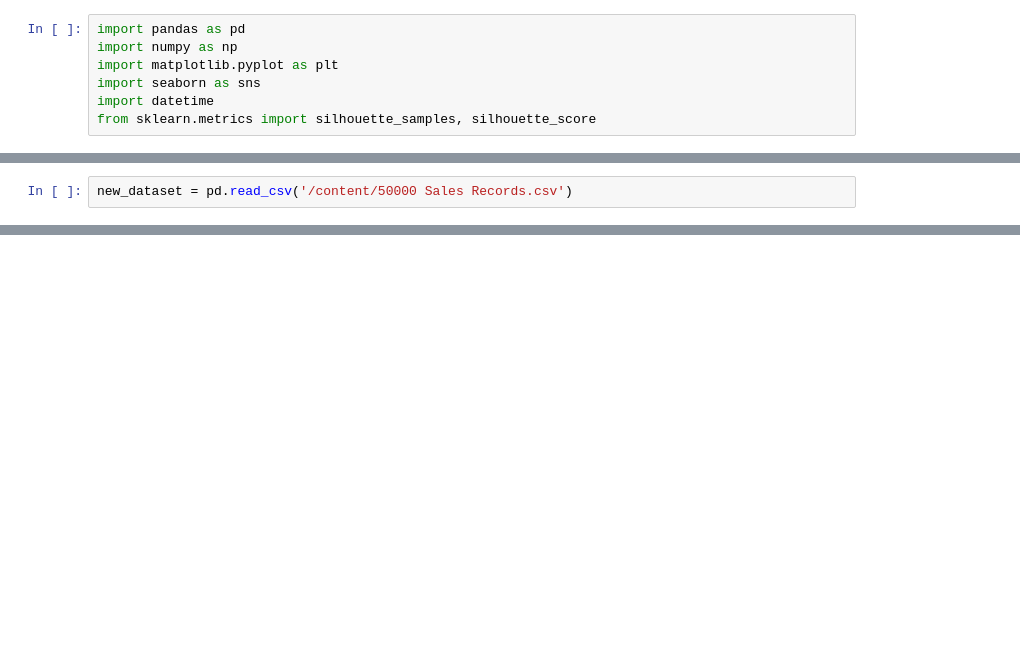
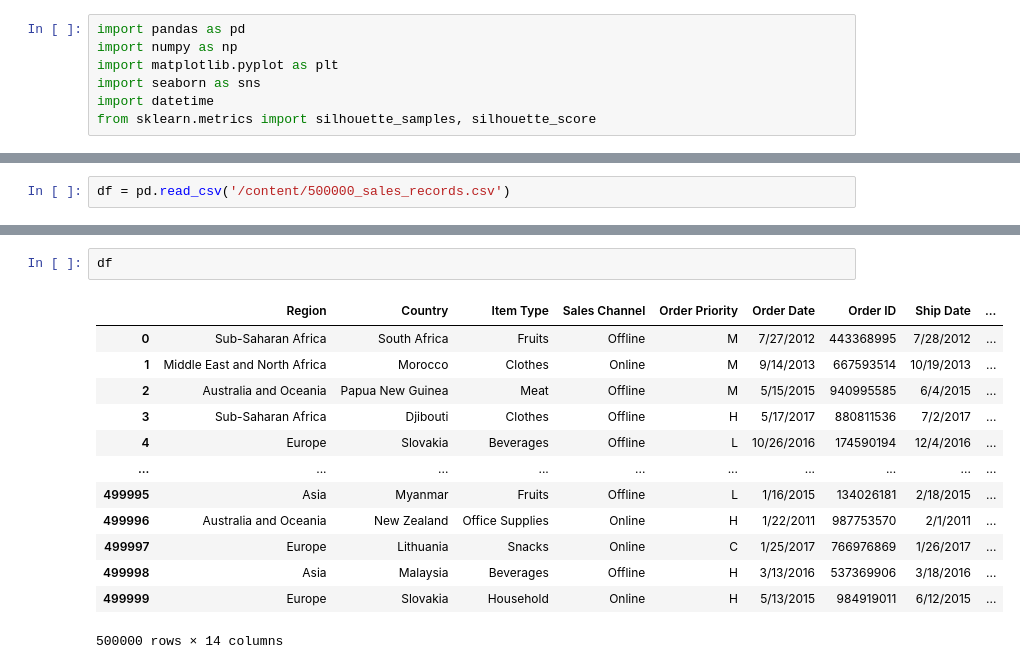
Before and after one commit to rajdeepmondal1/customer-segmentation, a Jupyter notebook: Customer_Segmentation_Arpan_+_Rajdeep.ipynb, the cells around one changed output, grey strips where cells are left out. Drawn from its saved outputs; the diff is of its cells as text; blank space fills up the shorter version.

Commit message:
initial progress with EDA and some column name changes

```diff
--- a/Customer_Segmentation_Arpan_+_Rajdeep.ipynb
+++ b/Customer_Segmentation_Arpan_+_Rajdeep.ipynb
@@ -21,2 +23,2 @@ Saving to: ‘50000 Sales Records.csv.1’
 # %%
-new_dataset = pd.read_csv('/content/50000 Sales Records.csv')
+df = pd.read_csv('/content/500000_sales_records.csv')
@@ -50,0 +25,16 @@ Saving to: ‘50000 Sales Records.csv’
+# %%
+df
+# %% [output]
+|  | Region | Country | Item Type | Sales Channel | Order Priority | Order Date | Order ID | Ship Date | ... |
+| 0 | Sub-Saharan Africa | South Africa | Fruits | Offline | M | 7/27/2012 | 443368995 | 7/28/2012 | ... |
+| 1 | Middle East and North Africa | Morocco | Clothes | Online | M | 9/14/2013 | 667593514 | 10/19/2013 | ... |
+| 2 | Australia and Oceania | Papua New Guinea | Meat | Offline | M | 5/15/2015 | 940995585 | 6/4/2015 | ... |
+| 3 | Sub-Saharan Africa | Djibouti | Clothes | Offline | H | 5/17/2017 | 880811536 | 7/2/2017 | ... |
+| 4 | Europe | Slovakia | Beverages | Offline | L | 10/26/2016 | 174590194 | 12/4/2016 | ... |
+| ... | ... | ... | ... | ... | ... | ... | ... | ... | ... |
+| 499995 | Asia | Myanmar | Fruits | Offline | L | 1/16/2015 | 134026181 | 2/18/2015 | ... |
+| 499996 | Australia and Oceania | New Zealand | Office Supplies | Online | H | 1/22/2011 | 987753570 | 2/1/2011 | ... |
+| 499997 | Europe | Lithuania | Snacks | Online | C | 1/25/2017 | 766976869 | 1/26/2017 | ... |
+| 499998 | Asia | Malaysia | Beverages | Offline | H | 3/13/2016 | 537369906 | 3/18/2016 | ... |
+| 499999 | Europe | Slovakia | Household | Online | H | 5/13/2015 | 984919011 | 6/12/2015 | ... |
+500000 rows × 14 columns
```
Also changed, not shown: parts of 21 cells of this notebook.
